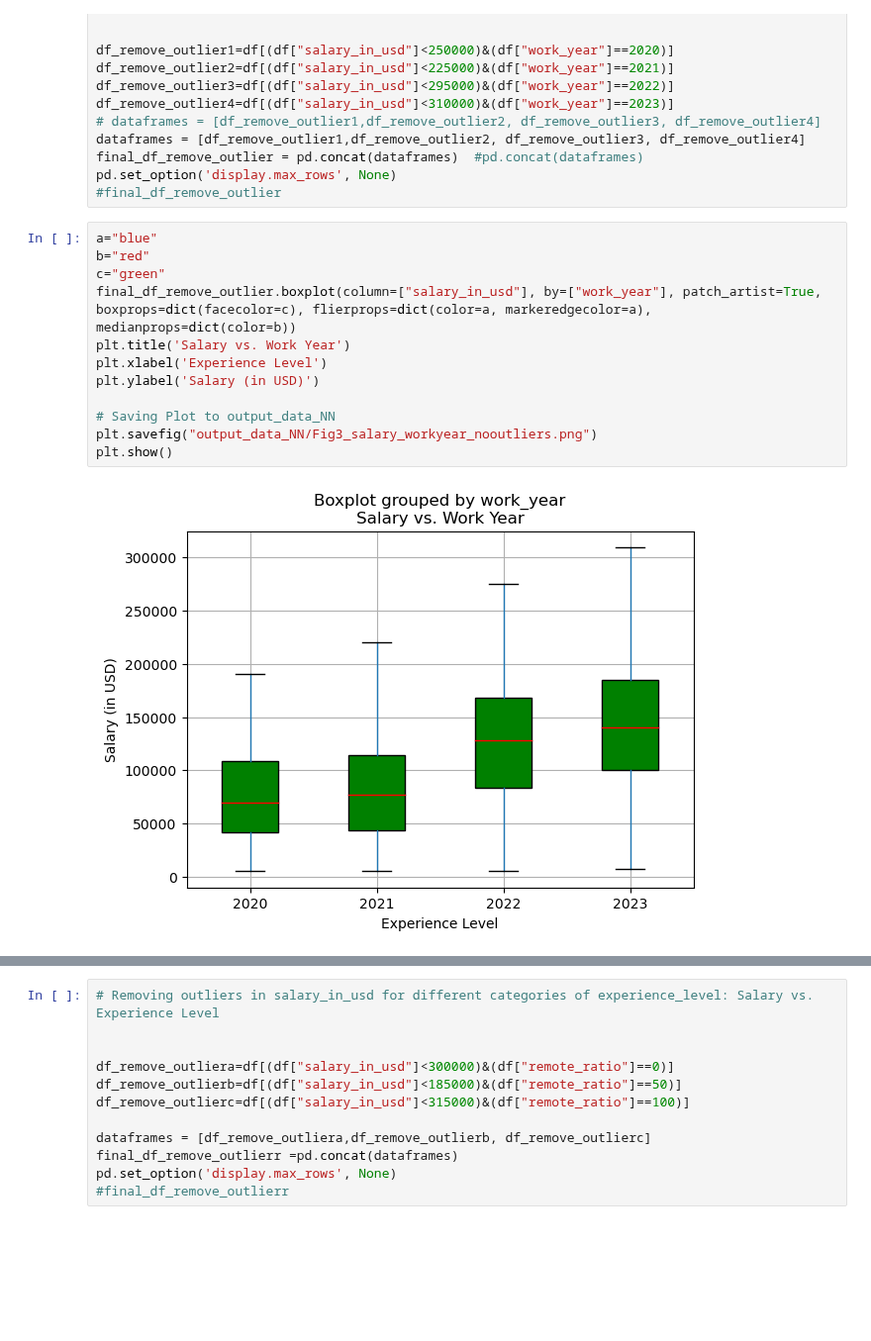
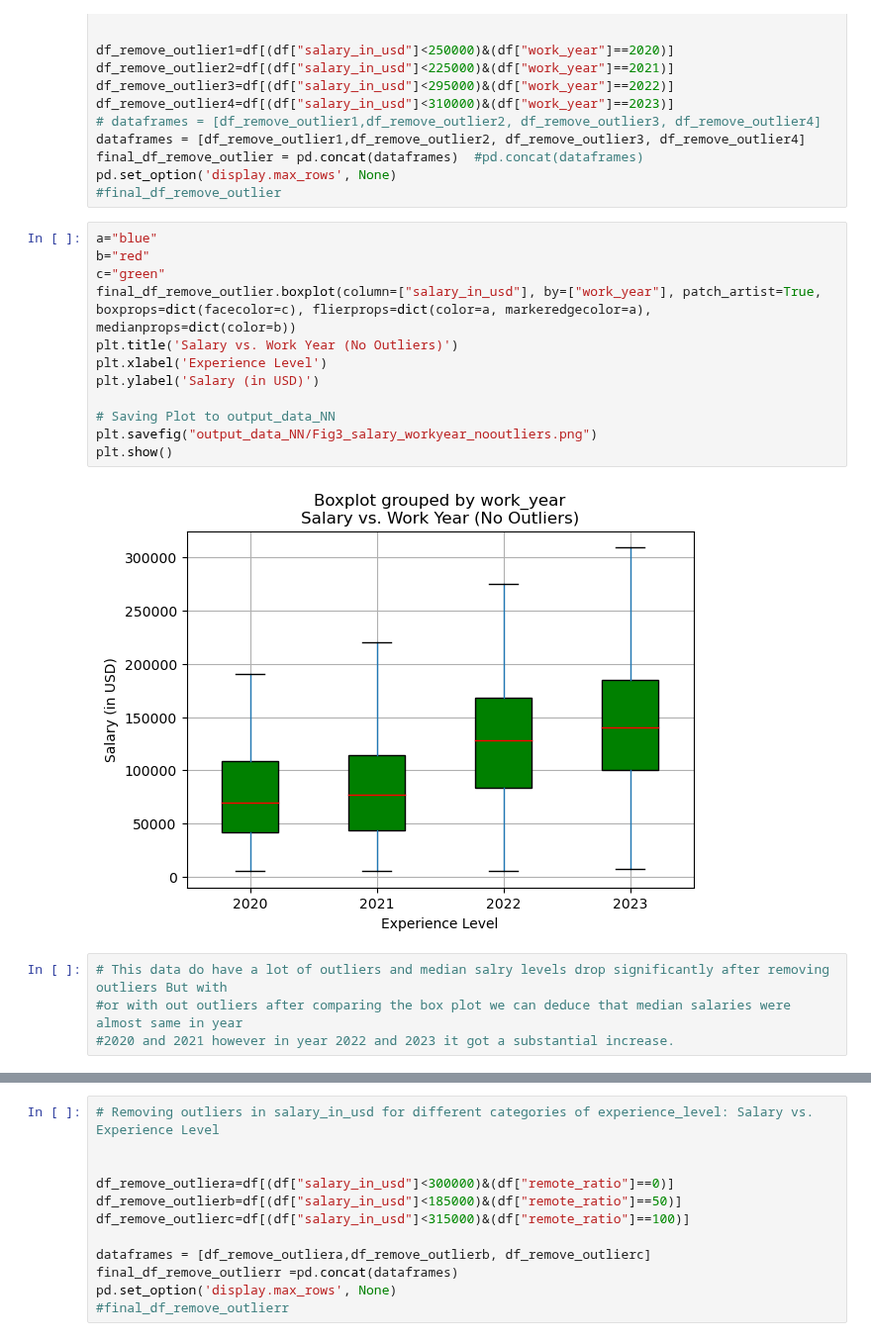
Before and after one commit to garimac12/project_acai, a Jupyter notebook: Project_NN.ipynb, the cells around one changed output, grey strips where cells are left out. Shown at 99% size. Cells and saved outputs as stored; diff of their text form; blank space fills up the shorter version.

```diff
--- a/Project_NN.ipynb
+++ b/Project_NN.ipynb
@@ -213,17 +245,21 @@ pd.set_option('display.max_rows', None)
 # %%
 a="blue"
 b="red"
 c="green"
 final_df_remove_outlier.boxplot(column=["salary_in_usd"], by=["work_year"], patch_artist=True, boxprops=dict(facecolor=c), flierprops=dict(color=a, markeredgecolor=a), medianprops=dict(color=b))
-plt.title('Salary vs. Work Year')
+plt.title('Salary vs. Work Year (No Outliers)')
 plt.xlabel('Experience Level')
 plt.ylabel('Salary (in USD)')
 
 # Saving Plot to output_data_NN
 plt.savefig("output_data_NN/Fig3_salary_workyear_nooutliers.png")
 plt.show()
 # %% [output]
-[figure, old version]
+[figure, new version]
+# %%
+# This data do have a lot of outliers and median salry levels drop significantly after removing outliers But with
+#or with out outliers after comparing the box plot we can deduce that median salaries were almost same in year
+#2020 and 2021 however in year 2022 and 2023 it got a substantial increase.
 # %%
 # Salary vs. Experience Level
 a="blue"
```
Also changed, not shown: parts of 13 cells of this notebook.
